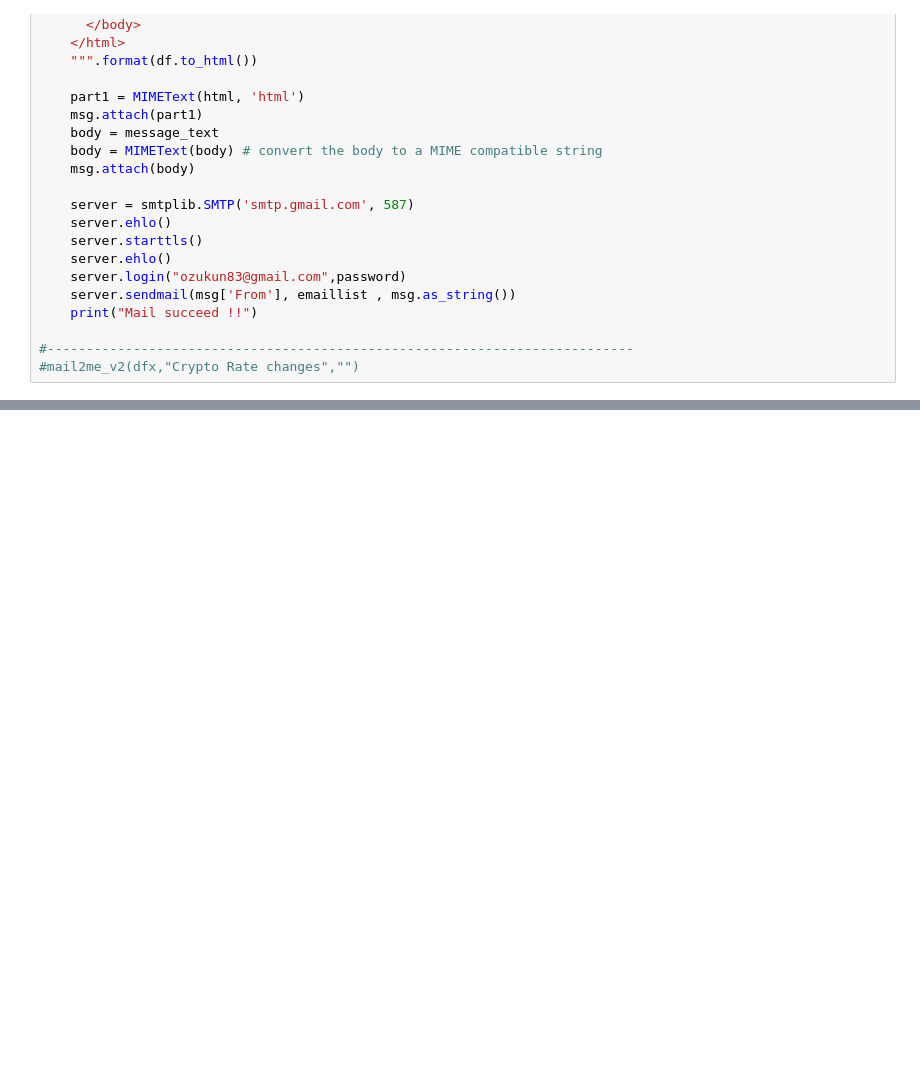
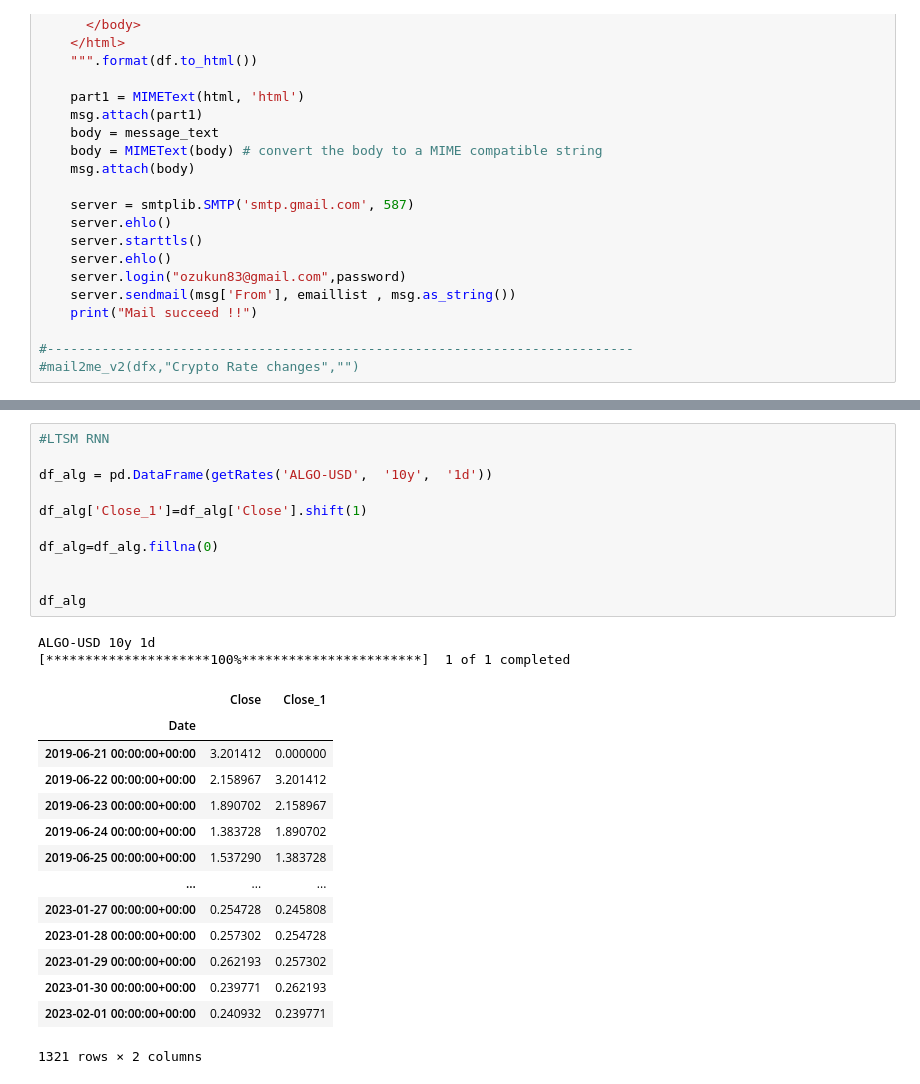
Before and after one commit to ozukun/Crypto_Project, a Jupyter notebook: Crypto_Main.ipynb, the cells around one changed output, grey strips where cells are left out. Cells and saved outputs as stored; diff of their text form; blank space fills up the shorter version.

```diff
--- a/Crypto_Main.ipynb
+++ b/Crypto_Main.ipynb
@@ -662,0 +663,28 @@ x1
+# %%
+#LTSM RNN
+
+df_alg = pd.DataFrame(getRates('ALGO-USD',  '10y',  '1d'))
+
+df_alg['Close_1']=df_alg['Close'].shift(1)
+
+df_alg=df_alg.fillna(0)
+
+
+df_alg
+# %% [output]
+ALGO-USD 10y 1d
+[*********************100%***********************]  1 of 1 completed
+|  | Close | Close_1 |
+| Date |  |  |
+| 2019-06-21 00:00:00+00:00 | 3.201412 | 0.000000 |
+| 2019-06-22 00:00:00+00:00 | 2.158967 | 3.201412 |
+| 2019-06-23 00:00:00+00:00 | 1.890702 | 2.158967 |
+| 2019-06-24 00:00:00+00:00 | 1.383728 | 1.890702 |
+| 2019-06-25 00:00:00+00:00 | 1.537290 | 1.383728 |
+| ... | ... | ... |
+| 2023-01-27 00:00:00+00:00 | 0.254728 | 0.245808 |
+| 2023-01-28 00:00:00+00:00 | 0.257302 | 0.254728 |
+| 2023-01-29 00:00:00+00:00 | 0.262193 | 0.257302 |
+| 2023-01-30 00:00:00+00:00 | 0.239771 | 0.262193 |
+| 2023-02-01 00:00:00+00:00 | 0.240932 | 0.239771 |
+1321 rows × 2 columns
```
Also changed, not shown: parts of 12 cells of this notebook.
